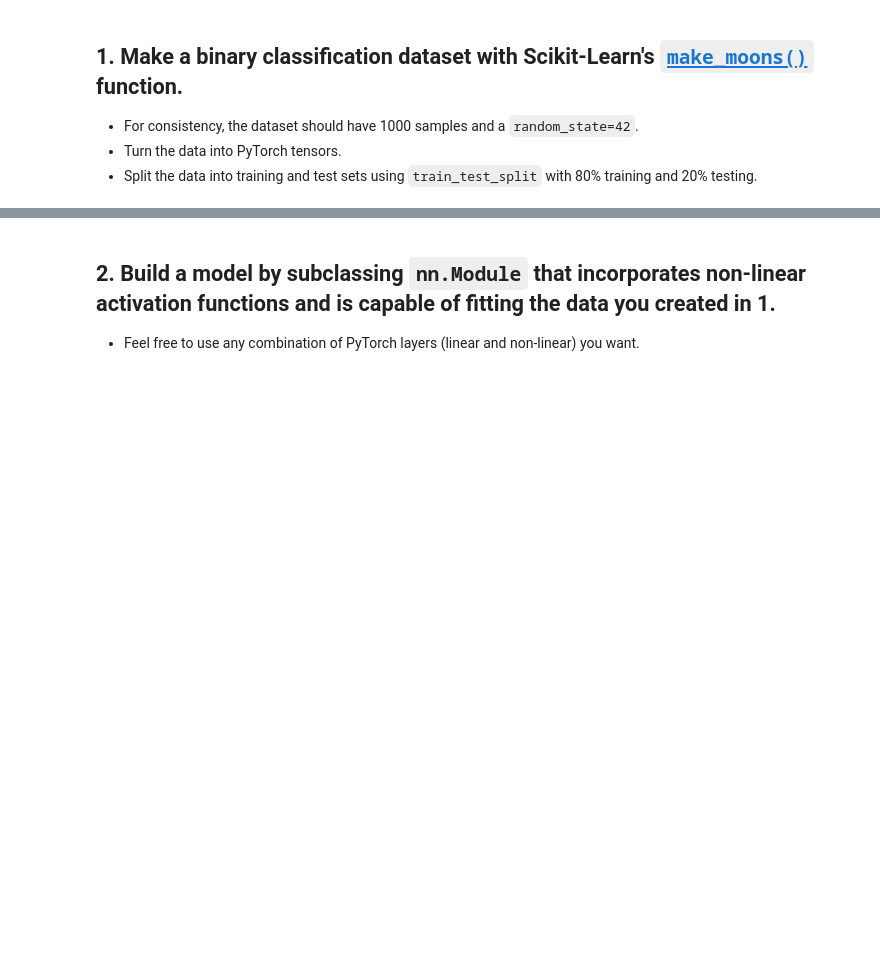
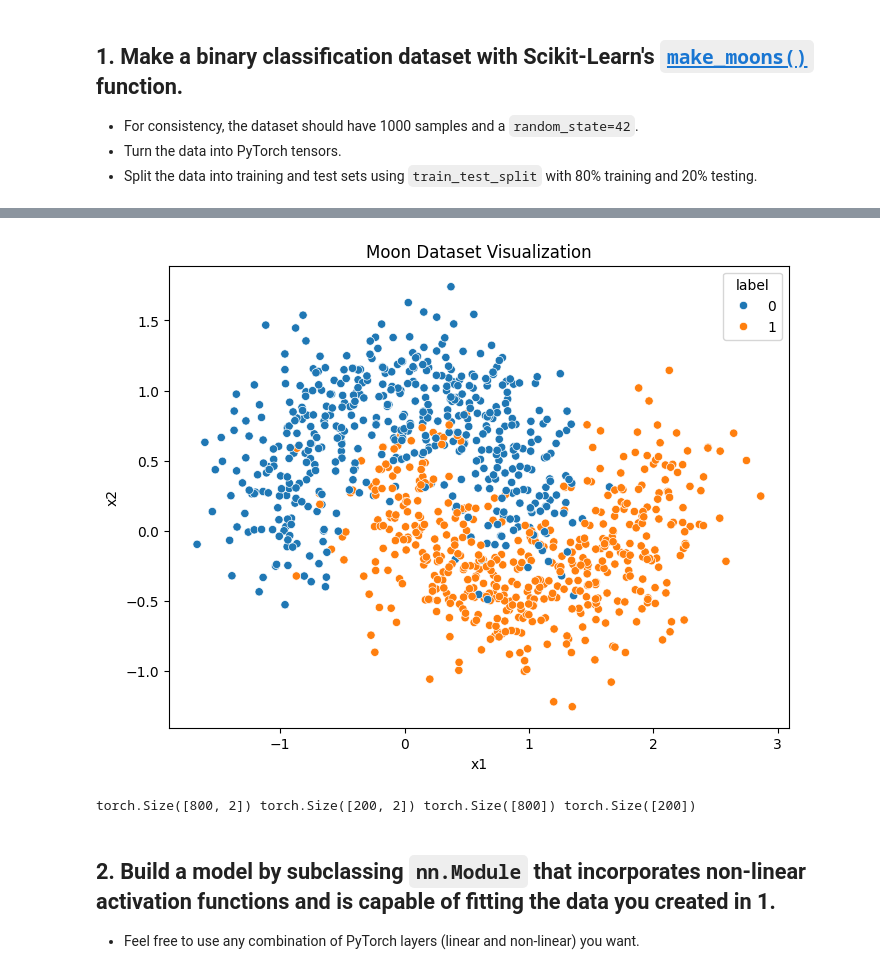
Before and after one commit to AbdulAg/pytorch-deep-learning, a Jupyter notebook: extras/exercises/02_pytorch_classification_exercises.ipynb, the cells around one changed output, grey strips where cells are left out. Drawn from its saved outputs; the diff is of its cells as text; code cells hidden in the pictures; blank space fills up the shorter version.

```diff
--- a/extras/exercises/02_pytorch_classification_exercises.ipynb
+++ b/extras/exercises/02_pytorch_classification_exercises.ipynb
@@ -38,6 +38,11 @@ device(type='cuda')
 # %%
 # Create a dataset with Scikit-Learn's make_moons()
 from sklearn.datasets import make_moons
+X, y = make_moons(n_samples=1000, noise=0.3, random_state=42)
 # %%
 # Turn data into a DataFrame
 import pandas as pd
+df = pd.DataFrame(X, columns=["x1", "x2"])
+df["label"] = y
+
+df.head(10)
@@ -47,9 +61,28 @@ import matplotlib.pyplot as plt
+# %%
+# Visualize the data on a scatter plot
+import matplotlib.pyplot as plt
+import seaborn as sns
+
+plt.figure(figsize=(8, 6))
+sns.scatterplot(data=df, x="x1", y="x2", hue="label")
+
+plt.xlabel("x1")
+plt.ylabel("x2")
+plt.title("Moon Dataset Visualization")
+plt.show()
+# %% [output]
+[figure, added]
 # %%
 # Turn data into tensors of dtype float
-
+X_tensor = torch.tensor(X, dtype=torch.float)
+y_tensor = torch.tensor(y, dtype=torch.float)
 
 # Split the data into train and test sets (80% train, 20% test)
 from sklearn.model_selection import train_test_split
+X_train, X_test, y_train, y_test = train_test_split(X_tensor, y_tensor, test_size=0.2, random_state=42)
+print(X_train.shape, X_test.shape, y_train.shape, y_test.shape)
+# %% [output]
+torch.Size([800, 2]) torch.Size([200, 2]) torch.Size([800]) torch.Size([200])
 # %% [markdown]
 ## 2. Build a model by subclassing `nn.Module` that incorporates non-linear activation functions and is capable of fitting the data you created in 1.
   * Feel free to use any combination of PyTorch layers (linear and non-linear) you want.
```
Also changed, not shown: parts of 2 cells of this notebook.
